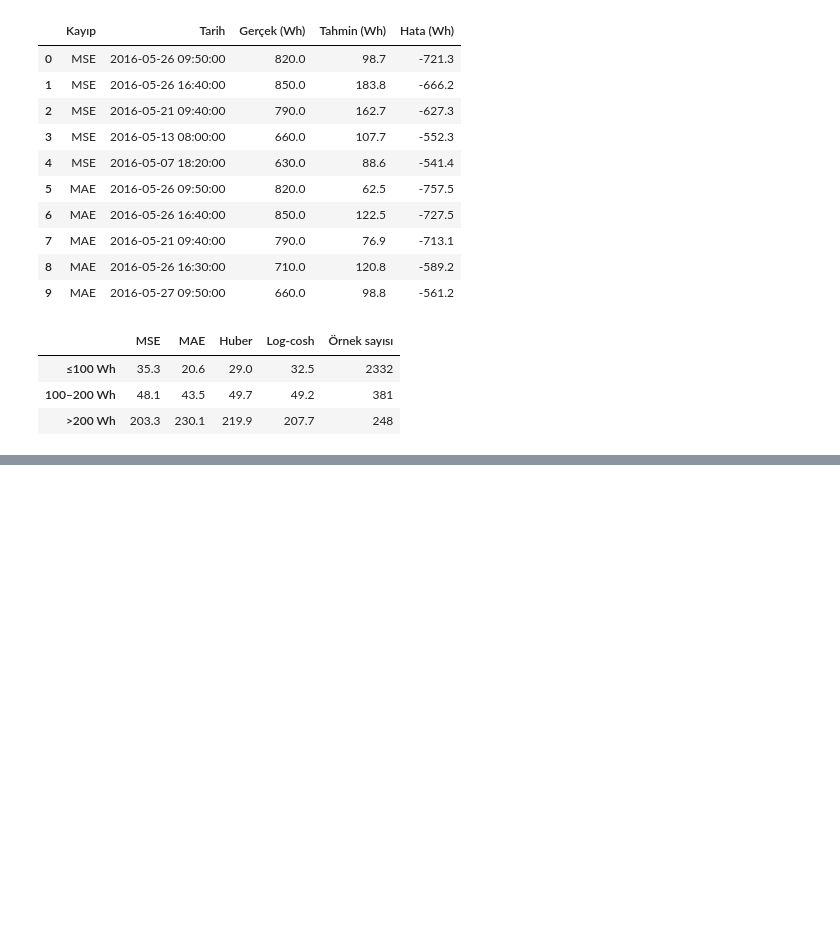
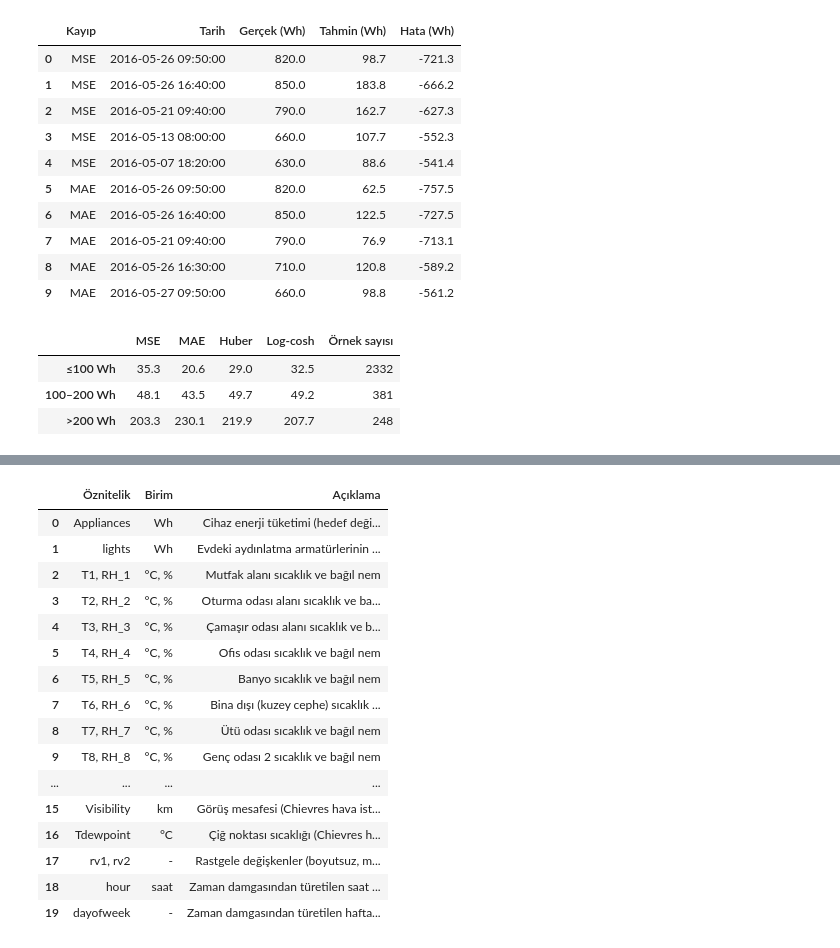
Before and after one commit to alperennakdeniz/loss-function-appliances-energy, a Jupyter notebook: notebooks/01_veri_kesfi.ipynb, the cells around one changed output, grey strips where cells are left out. Cells and saved outputs as stored; diff of their text form; code cells hidden in the pictures; blank space fills up the shorter version.

```diff
--- a/notebooks/01_veri_kesfi.ipynb
+++ b/notebooks/01_veri_kesfi.ipynb
@@ -858,0 +889,44 @@ tab
+# %%
+rows = [
+ ("Appliances", "Wh", "Cihaz enerji tüketimi (hedef değişken)"),
+ ("lights", "Wh", "Evdeki aydınlatma armatürlerinin enerji tüketimi"),
+ ("T1, RH_1", "°C, %", "Mutfak alanı sıcaklık ve bağıl nem"),
+ ("T2, RH_2", "°C, %", "Oturma odası alanı sıcaklık ve bağıl nem"),
+ ("T3, RH_3", "°C, %", "Çamaşır odası alanı sıcaklık ve bağıl nem"),
+ ("T4, RH_4", "°C, %", "Ofis odası sıcaklık ve bağıl nem"),
+ ("T5, RH_5", "°C, %", "Banyo sıcaklık ve bağıl nem"),
+ ("T6, RH_6", "°C, %", "Bina dışı (kuzey cephe) sıcaklık ve bağıl nem"),
+ ("T7, RH_7", "°C, %", "Ütü odası sıcaklık ve bağıl nem"),
+ ("T8, RH_8", "°C, %", "Genç odası 2 sıcaklık ve bağıl nem"),
+ ("T9, RH_9", "°C, %", "Ebeveyn odası sıcaklık ve bağıl nem"),
+ ("T_out", "°C", "Dış sıcaklık (Chievres hava istasyonu)"),
+ ("Press_mm_hg", "mmHg", "Basınç (Chievres hava istasyonu)"),
+ ("RH_out", "%", "Dış bağıl nem (Chievres hava istasyonu)"),
+ ("Windspeed", "m/s", "Rüzgâr hızı (Chievres hava istasyonu)"),
+ ("Visibility", "km", "Görüş mesafesi (Chievres hava istasyonu)"),
+ ("Tdewpoint", "°C", "Çiğ noktası sıcaklığı (Chievres hava istasyonu)"),
+ ("rv1, rv2", "-", "Rastgele değişkenler (boyutsuz, modelden çıkarıldı)"),
+ ("hour", "saat", "Zaman damgasından türetilen saat (0–23)"),
+ ("dayofweek", "-", "Zaman damgasından türetilen haftanın günü (0–6)"),
+]
+t2 = pd.DataFrame(rows, columns=["Öznitelik", "Birim", "Açıklama"])
+t2.to_csv("../figures/T2_oznitelikler.csv", index=False)
+t2
+# %% [output]
+|  | Öznitelik | Birim | Açıklama |
+| 0 | Appliances | Wh | Cihaz enerji tüketimi (hedef deği... |
+| 1 | lights | Wh | Evdeki aydınlatma armatürlerinin ... |
+| 2 | T1, RH_1 | °C, % | Mutfak alanı sıcaklık ve bağıl nem |
+| 3 | T2, RH_2 | °C, % | Oturma odası alanı sıcaklık ve ba... |
+| 4 | T3, RH_3 | °C, % | Çamaşır odası alanı sıcaklık ve b... |
+| 5 | T4, RH_4 | °C, % | Ofis odası sıcaklık ve bağıl nem |
+| 6 | T5, RH_5 | °C, % | Banyo sıcaklık ve bağıl nem |
+| 7 | T6, RH_6 | °C, % | Bina dışı (kuzey cephe) sıcaklık ... |
+| 8 | T7, RH_7 | °C, % | Ütü odası sıcaklık ve bağıl nem |
+| 9 | T8, RH_8 | °C, % | Genç odası 2 sıcaklık ve bağıl nem |
+| ... | ... | ... | ... |
+| 15 | Visibility | km | Görüş mesafesi (Chievres hava ist... |
+| 16 | Tdewpoint | °C | Çiğ noktası sıcaklığı (Chievres h... |
+| 17 | rv1, rv2 | - | Rastgele değişkenler (boyutsuz, m... |
+| 18 | hour | saat | Zaman damgasından türetilen saat ... |
+| 19 | dayofweek | - | Zaman damgasından türetilen hafta... |
```
Also changed, not shown: parts of 8 cells of this notebook, 3 other files.
